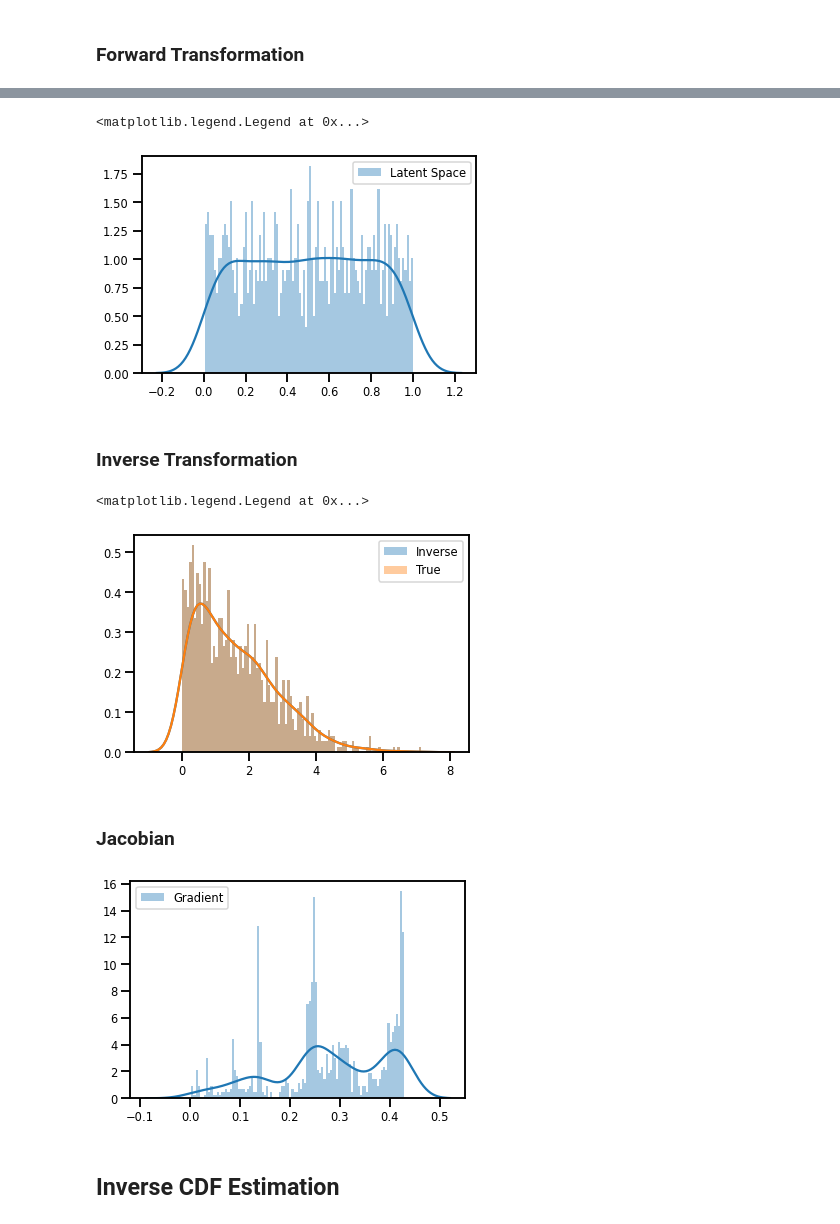
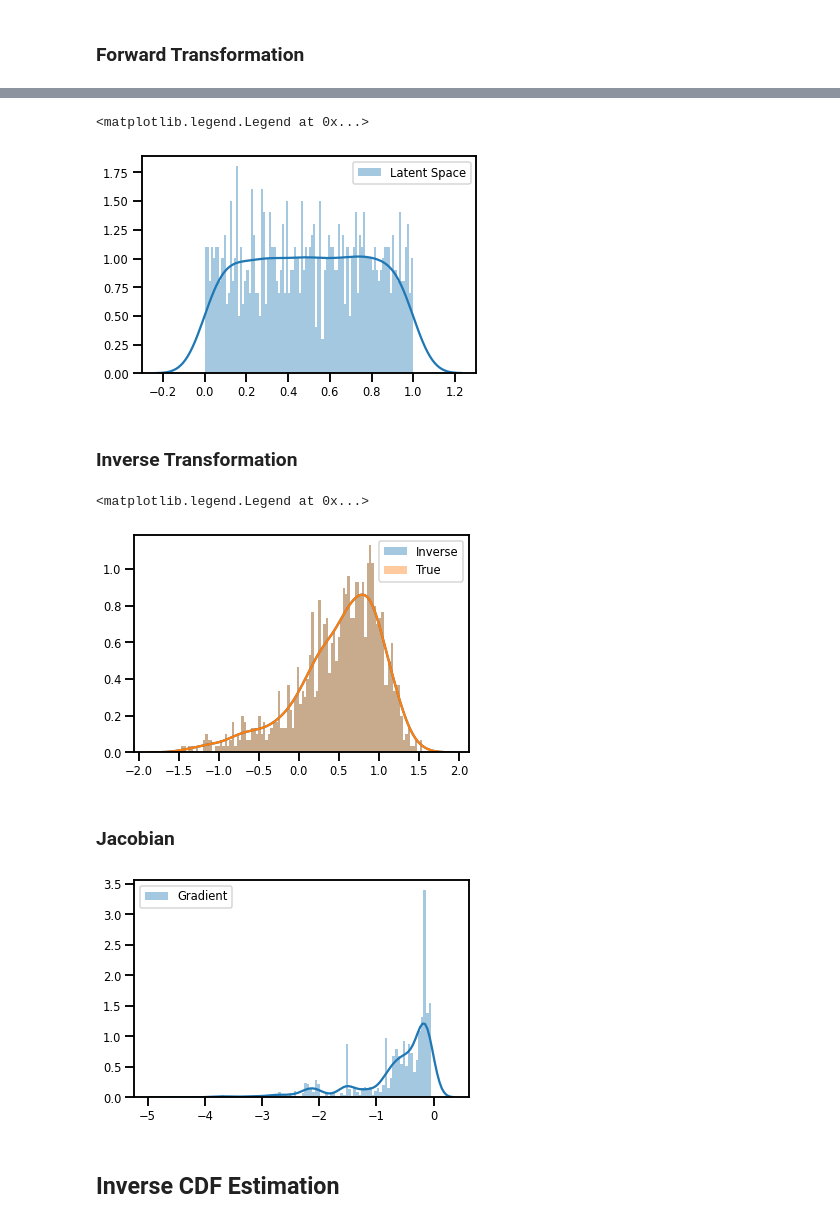
Before and after one commit to IPL-UV/rbig_jax, a Jupyter notebook: notebooks/iterative/details/1.1.1_univariate_gaussinization.ipynb, the cells around one changed output, grey strips where cells are left out. Cells and saved outputs as stored; diff of their text form; code cells hidden in the pictures.

```diff
--- a/notebooks/iterative/details/1.1.1_univariate_gaussinization.ipynb
+++ b/notebooks/iterative/details/1.1.1_univariate_gaussinization.ipynb
@@ -72,7 +50,7 @@ First we need to initialize our RBIG method with some parameters. For example, w
 * `support_extension` - this is the amount we want to extend the support for our marginal distributions. Higher values indicate higher
 * `precision` - we use interpolation because it is much faster. So the CDF, PDF and PPF are interpolation schemes. This value will allow one to have more "precision" for the estimated quantities but it will be slower.
 # %%
-X = np.array(data[:, 0], dtype=np.float32)
+X = np.array(data[:, 1], dtype=np.float32)
 
 sns.distplot(X, bins=100)
 # %% [output]
@@ -196,13 +61,15 @@ def univariate_histogram(
 # %%
-# univariate normalization Gaussianization parameters
+from rbig_jax.transforms.histogram import InitUniHistUniformize
+from rbig_jax.transforms.kde import InitKDEUniformize
+
 support_extension = 10
 alpha = 1e-5
 precision = 100
-nbins = int(np.sqrt(X_marg.shape[0]))
+nbins = int(np.sqrt(X.shape[0]))
 
 # initialize histogram transformation
-init_transform_func, forward_f, grad_f, inverse_f = univariate_histogram(
-    n_samples=data.shape[0],
+init_transform_func, forward_f, grad_f, inverse_f = InitUniHistUniformize(
+    n_samples=X.shape[0],
     nbins=nbins,
     support_extension=support_extension,
     precision=precision,
@@ -249,7 +113,7 @@ sns.distplot(X_u, bins=100, label="Latent Space")
 plt.legend()
 # %% [output]
 <matplotlib.legend.Legend at 0x...>
-[figure, old version]
+[figure, new version]
 # %% [markdown]
 ### Inverse Transformation
 # %%
@@ -261,18 +125,18 @@ sns.distplot(X, bins=100, label="True")
 plt.legend()
 # %% [output]
 <matplotlib.legend.Legend at 0x...>
-[figure, old version]
+[figure, new version]
 # %% [markdown]
 ### Jacobian
 # %%
-X_grad = grad_f(params, X)
+X_g, X_ldj_u = grad_f(params, X)
 
 
 plt.figure()
-sns.distplot(X_grad, bins=100, label="Gradient")
+sns.distplot(X_ldj_u, bins=100, label="Gradient")
 plt.legend()
 plt.show()
 # %% [output]
-[figure, old version]
+[figure, new version]
 # %% [markdown]
 ## Inverse CDF Estimation
```
Also changed, not shown: parts of 54 cells of this notebook, 6 other files.
